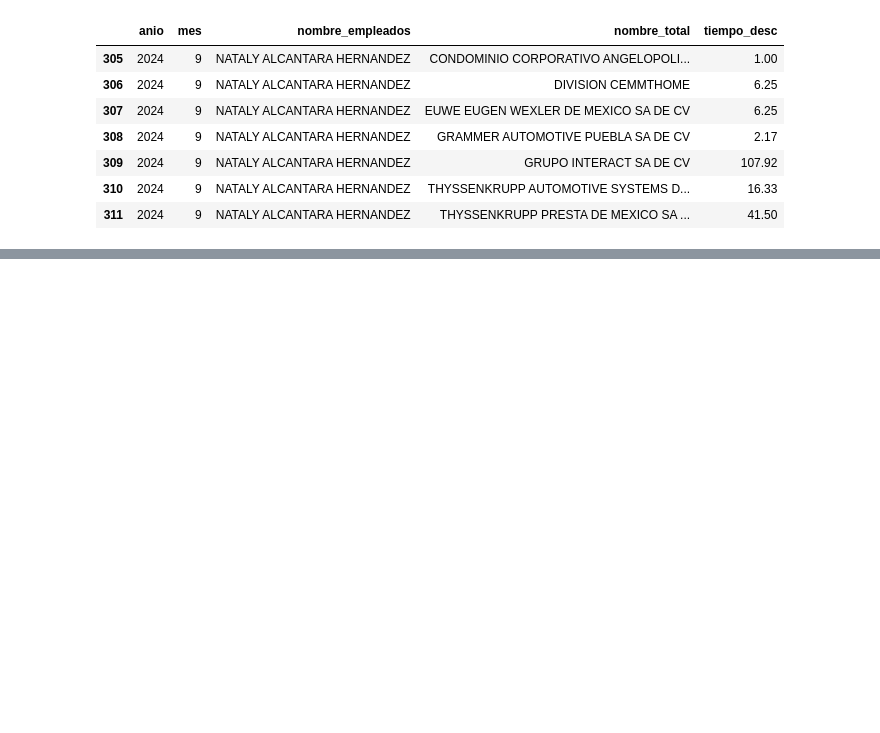
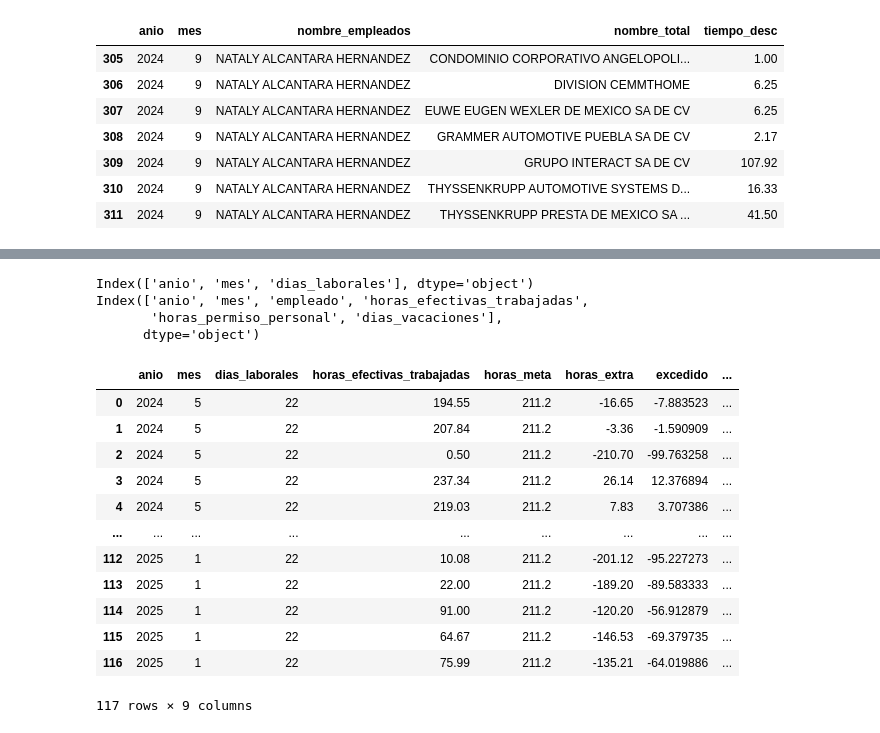
Before and after one commit to devAriza/data_gin_streamlit, a Jupyter notebook: data_analysis.ipynb, the cells around one changed output, grey strips where cells are left out. Drawn from its saved outputs; the diff is of its cells as text; code cells hidden in the pictures; blank space fills up the shorter version.

```diff
--- a/data_analysis.ipynb
+++ b/data_analysis.ipynb
@@ -169,0 +153,3 @@ resumen.query("anio == 2024 and mes == 8 and nombre_empleados == 'NATALY ALCANTA
+# %%
+resumen = resumen.sort_values(['anio', 'mes', 'nombre_empleados'], ascending=[False, False, False])
+resumen
@@ -169,0 +170,7 @@ resumen.query("anio == 2024 and mes == 8 and nombre_empleados == 'NATALY ALCANTA
+# %%
+# En este df, se tendra la informacion completa del mes laborado, horas laborados, horas meta, horas permiso, dias de vacaciones
+df_info_empleado = resumen.groupby(['anio', 'mes', 'nombre_empleados'])['tiempo_desc'].sum().reset_index()
+df_info_empleado.rename(columns={'tiempo_desc': 'horas_efectivas_trabajadas', 'nombre_empleados': 'empleado'}, inplace=True)
+df_info_empleado['horas_permiso_personal'] = 0
+df_info_empleado['dias_vacaciones'] = 0
+df_info_empleado
@@ -169,0 +235,39 @@ resumen.query("anio == 2024 and mes == 8 and nombre_empleados == 'NATALY ALCANTA
+# %%
+df_laborables_long = df_laborables.melt(id_vars=['anio'], var_name='mes', value_name='dias_laborales')
+df_laborables_long['mes'] = df_laborables_long['mes'].astype(int)
+
+# # Unir df_resultado con df_laborables_long usando anio y mes como claves
+print(df_laborables_long.columns)
+print(df_info_empleado.columns)
+df_final = df_info_empleado.merge(df_laborables_long[['anio', 'mes', 'dias_laborales']], on=['anio', 'mes'], how='left')
+
+
+# Diferencia de dias_laborales - dias_vacaciones
+df_final['dias_laborales'] = df_final['dias_laborales'] - df_final['dias_vacaciones']
+
+# Calcular las horas laborales multiplicando días laborales * 9.6
+df_final['horas_meta'] = df_final['dias_laborales'] * 9.6
+df_final['horas_extra'] = (df_final['horas_efectivas_trabajadas'] - df_final['horas_meta']) - df_final['horas_permiso_personal']
+df_final['excedido'] = (df_final['horas_extra'] / df_final['horas_meta']) * 100
+
+# Ordenar df en base a tabla .xlsx
+df_final = df_final[['anio', 'mes', 'dias_laborales', 'horas_efectivas_trabajadas', 'horas_meta', 'horas_extra', 'excedido', 'horas_permiso_personal', 'dias_vacaciones']]
+df_final
+# %% [output]
+Index(['anio', 'mes', 'dias_laborales'], dtype='object')
+Index(['anio', 'mes', 'empleado', 'horas_efectivas_trabajadas',
+       'horas_permiso_personal', 'dias_vacaciones'],
+      dtype='object')
+|  | anio | mes | dias_laborales | horas_efectivas_trabajadas | horas_meta | horas_extra | excedido | ... |
+| 0 | 2024 | 5 | 22 | 194.55 | 211.2 | -16.65 | -7.883523 | ... |
+| 1 | 2024 | 5 | 22 | 207.84 | 211.2 | -3.36 | -1.590909 | ... |
+| 2 | 2024 | 5 | 22 | 0.50 | 211.2 | -210.70 | -99.763258 | ... |
+| 3 | 2024 | 5 | 22 | 237.34 | 211.2 | 26.14 | 12.376894 | ... |
+| 4 | 2024 | 5 | 22 | 219.03 | 211.2 | 7.83 | 3.707386 | ... |
+| ... | ... | ... | ... | ... | ... | ... | ... | ... |
+| 112 | 2025 | 1 | 22 | 10.08 | 211.2 | -201.12 | -95.227273 | ... |
+| 113 | 2025 | 1 | 22 | 22.00 | 211.2 | -189.20 | -89.583333 | ... |
+| 114 | 2025 | 1 | 22 | 91.00 | 211.2 | -120.20 | -56.912879 | ... |
+| 115 | 2025 | 1 | 22 | 64.67 | 211.2 | -146.53 | -69.379735 | ... |
+| 116 | 2025 | 1 | 22 | 75.99 | 211.2 | -135.21 | -64.019886 | ... |
+117 rows × 9 columns
```
Also changed, not shown: parts of 6 cells of this notebook, 1 other file.
